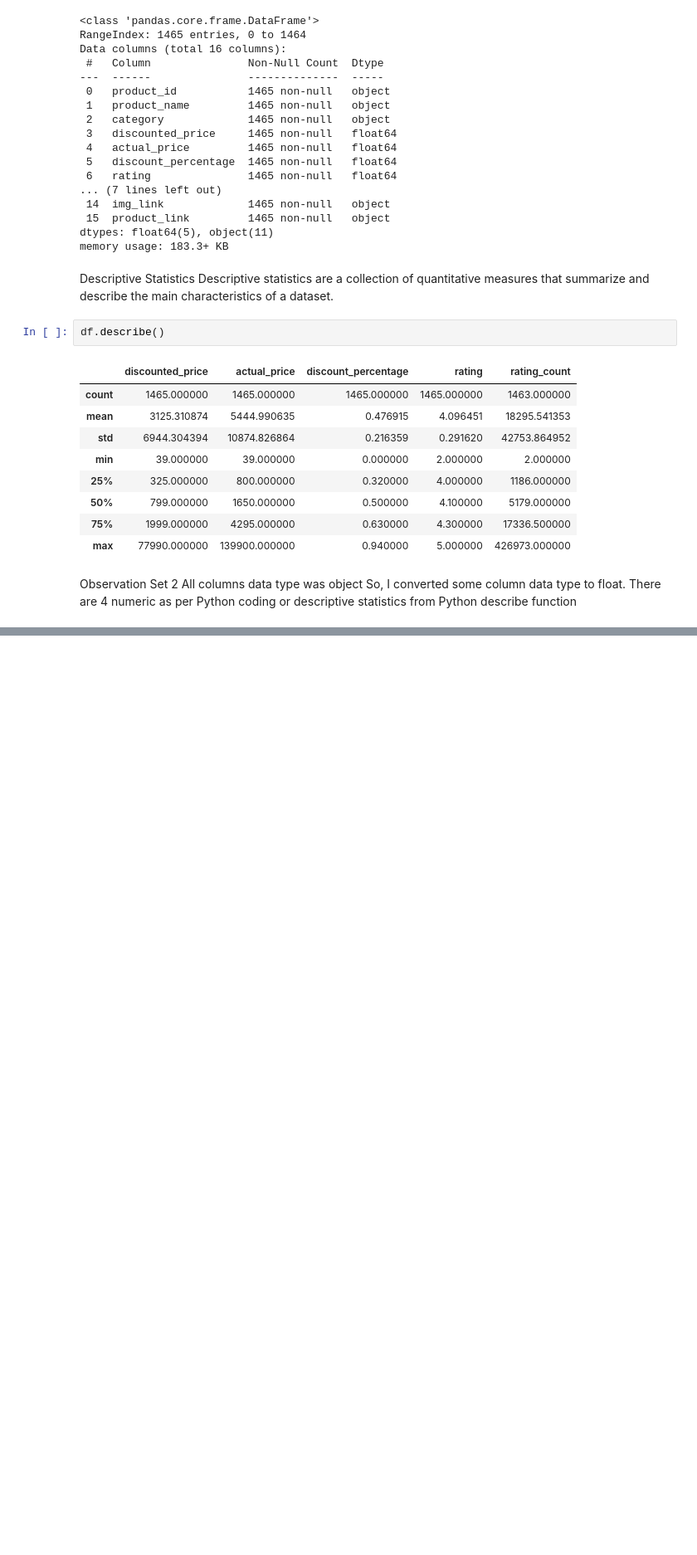
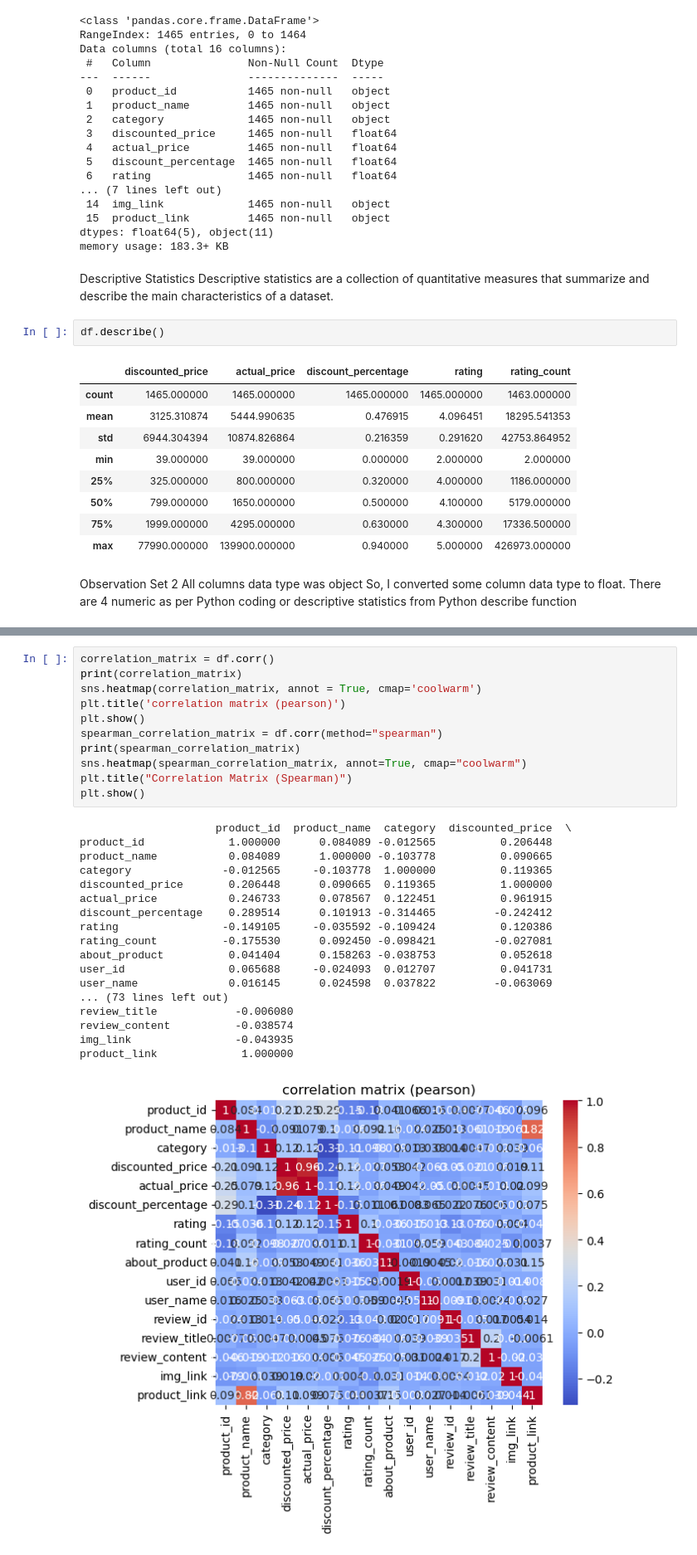
Before and after one commit to keithmmc/dataprojects, a Jupyter notebook: amazonp.ipynb, the cells around one changed output, grey strips where cells are left out. Shown at 83% size. Cells and saved outputs as stored; diff of their text form; blank space fills up the shorter version.

```diff
--- a/amazonp.ipynb
+++ b/amazonp.ipynb
@@ -188,0 +327,30 @@ All columns data type was object So, I converted some column data type to float.
+# %%
+correlation_matrix = df.corr()
+print(correlation_matrix)
+sns.heatmap(correlation_matrix, annot = True, cmap='coolwarm')
+plt.title('correlation matrix (pearson)')
+plt.show()
+spearman_correlation_matrix = df.corr(method="spearman")
+print(spearman_correlation_matrix)
+sns.heatmap(spearman_correlation_matrix, annot=True, cmap="coolwarm")
+plt.title("Correlation Matrix (Spearman)")
+plt.show()
+# %% [output]
+                     product_id  product_name  category  discounted_price  \
+product_id             1.000000      0.084089 -0.012565          0.206448
+product_name           0.084089      1.000000 -0.103778          0.090665
+category              -0.012565     -0.103778  1.000000          0.119365
+discounted_price       0.206448      0.090665  0.119365          1.000000
+actual_price           0.246733      0.078567  0.122451          0.961915
+discount_percentage    0.289514      0.101913 -0.314465         -0.242412
+rating                -0.149105     -0.035592 -0.109424          0.120386
+rating_count          -0.175530      0.092450 -0.098421         -0.027081
+about_product          0.041404      0.158263 -0.038753          0.052618
+user_id                0.065688     -0.024093  0.012707          0.041731
+user_name              0.016145      0.024598  0.037822         -0.063069
+... (73 lines left out)
+review_title            -0.006080
+review_content          -0.038574
+img_link                -0.043935
+product_link             1.000000
+[figure, added]
```
Also changed, not shown: parts of 19 cells of this notebook.
